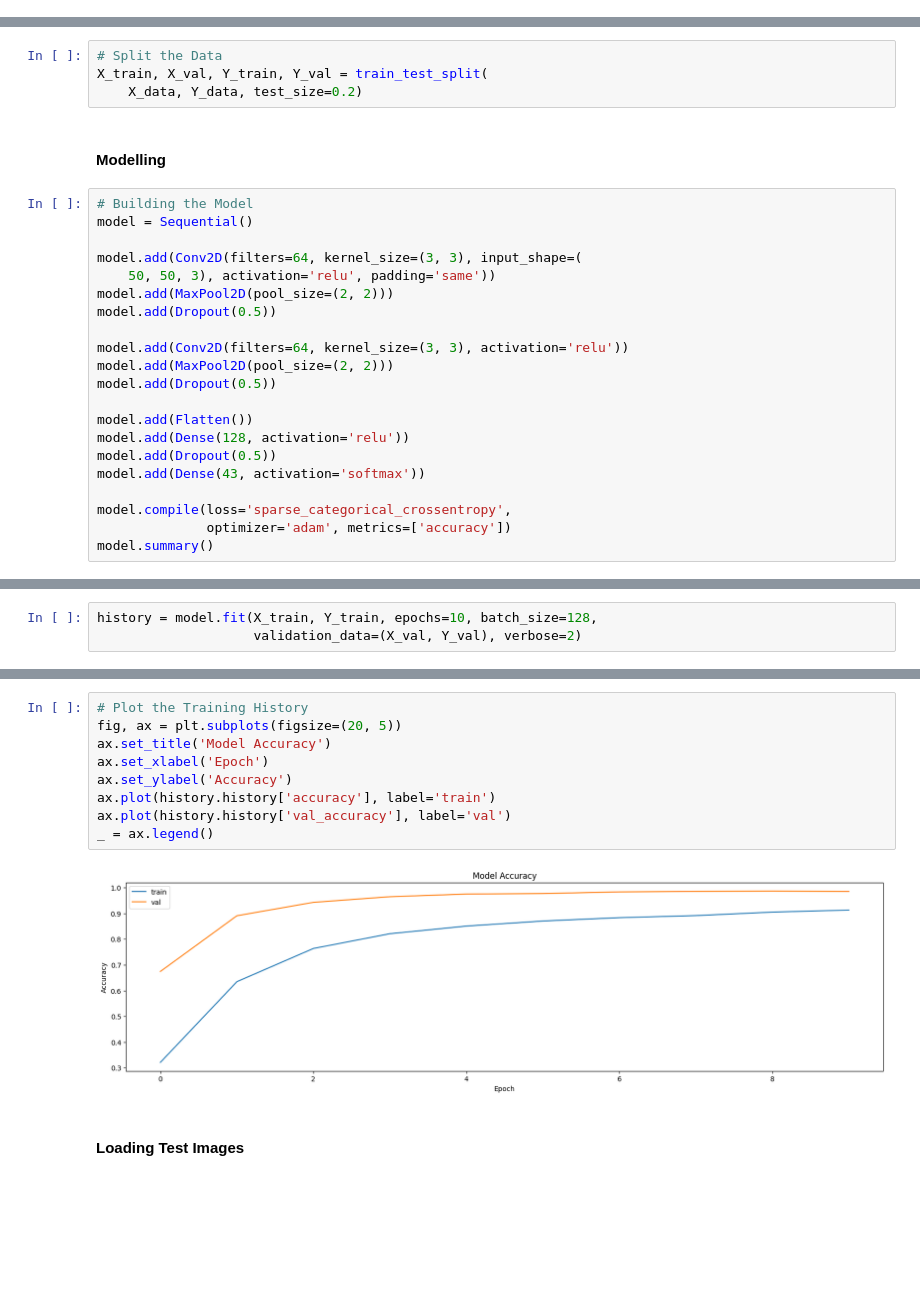
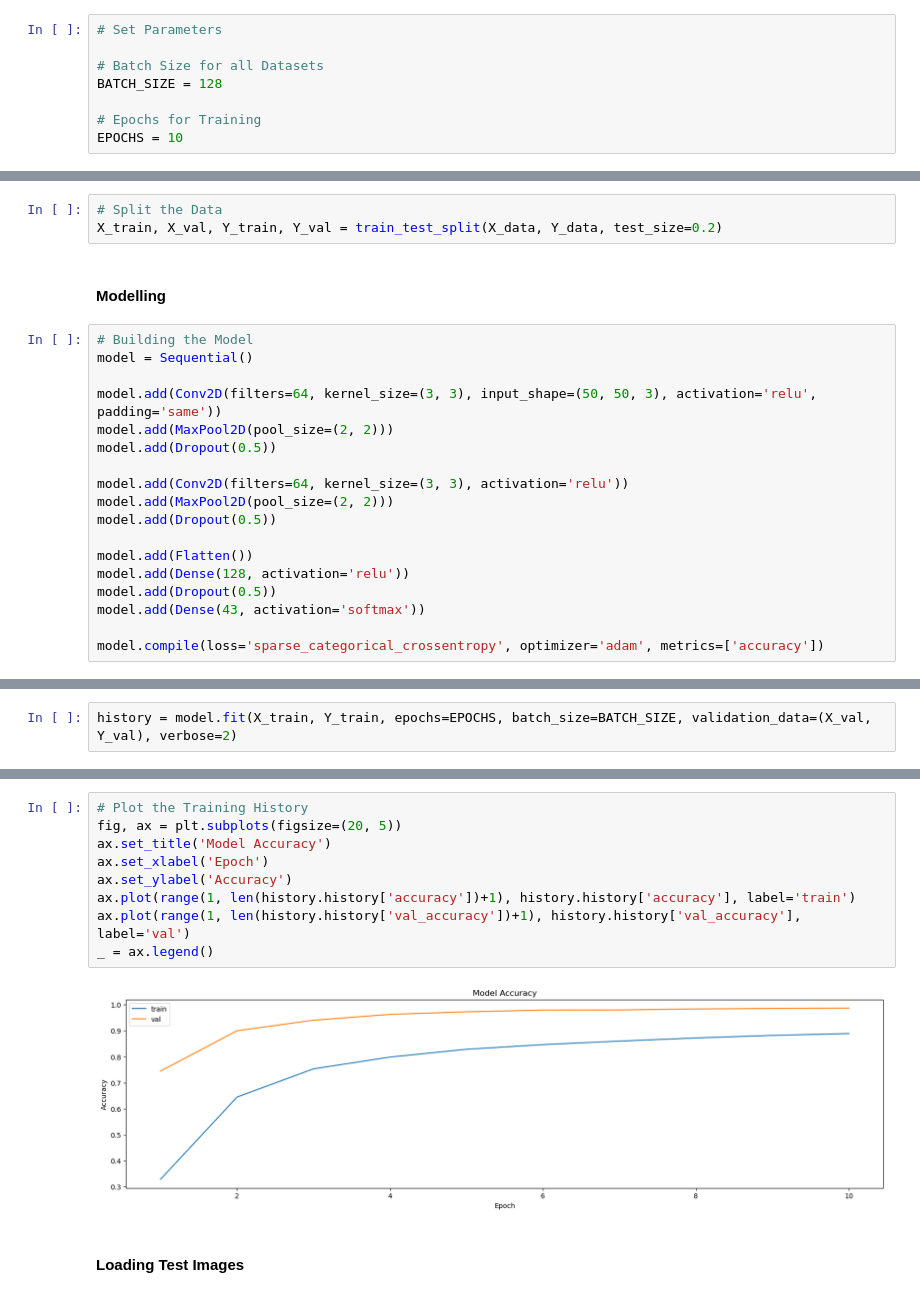
Before and after one commit to Pranav-Nagpure/Traffic-Sign-Classification, a Jupyter notebook: Traffic Sign Classification.ipynb, the cells around one changed output, grey strips where cells are left out. Cells and saved outputs as stored; diff of their text form; blank space fills up the shorter version.

Commit message:
Add Parameter Cell

```diff
--- a/Traffic Sign Classification.ipynb
+++ b/Traffic Sign Classification.ipynb
@@ -1,4 +1,12 @@
 # %% [markdown]
 ## Traffic Sign Classification
+# %%
+# Set Parameters
+
+# Batch Size for all Datasets
+BATCH_SIZE = 128
+
+# Epochs for Training
+EPOCHS = 10
 # %%
 import os
@@ -91,16 +106,14 @@ _ = ax.bar(data[0], data[1])
 X_data = X_data/255
 # %%
 # Split the Data
-X_train, X_val, Y_train, Y_val = train_test_split(
-    X_data, Y_data, test_size=0.2)
+X_train, X_val, Y_train, Y_val = train_test_split(X_data, Y_data, test_size=0.2)
 # %% [markdown]
 #### Modelling
 # %%
 # Building the Model
 model = Sequential()
 
-model.add(Conv2D(filters=64, kernel_size=(3, 3), input_shape=(
-    50, 50, 3), activation='relu', padding='same'))
+model.add(Conv2D(filters=64, kernel_size=(3, 3), input_shape=(50, 50, 3), activation='relu', padding='same'))
 model.add(MaxPool2D(pool_size=(2, 2)))
 model.add(Dropout(0.5))
 
@@ -113,6 +126,4 @@ model.add(Dense(128, activation='relu'))
 model.add(Dropout(0.5))
 model.add(Dense(43, activation='softmax'))
 
-model.compile(loss='sparse_categorical_crossentropy',
-              optimizer='adam', metrics=['accuracy'])
-model.summary()
+model.compile(loss='sparse_categorical_crossentropy', optimizer='adam', metrics=['accuracy'])
@@ -137,5 +130,4 @@ _________________________________________________________________
 # %%
-history = model.fit(X_train, Y_train, epochs=10, batch_size=128,
-                    validation_data=(X_val, Y_val), verbose=2)
+history = model.fit(X_train, Y_train, epochs=EPOCHS, batch_size=BATCH_SIZE, validation_data=(X_val, Y_val), verbose=2)
 # %% [output]
 Epoch 1/10
@@ -161,14 +153,14 @@ Epoch 10/10
 # %%
 # Plot the Training History
 fig, ax = plt.subplots(figsize=(20, 5))
 ax.set_title('Model Accuracy')
 ax.set_xlabel('Epoch')
 ax.set_ylabel('Accuracy')
-ax.plot(history.history['accuracy'], label='train')
-ax.plot(history.history['val_accuracy'], label='val')
+ax.plot(range(1, len(history.history['accuracy'])+1), history.history['accuracy'], label='train')
+ax.plot(range(1, len(history.history['val_accuracy'])+1), history.history['val_accuracy'], label='val')
 _ = ax.legend()
 # %% [output]
-[figure, old version]
+[figure, new version]
 # %% [markdown]
 #### Loading Test Images
 # %%
```
Also changed, not shown: parts of 12 cells of this notebook.
